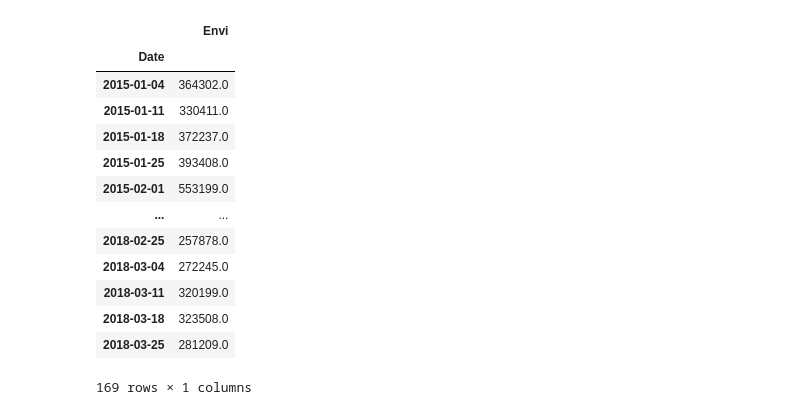
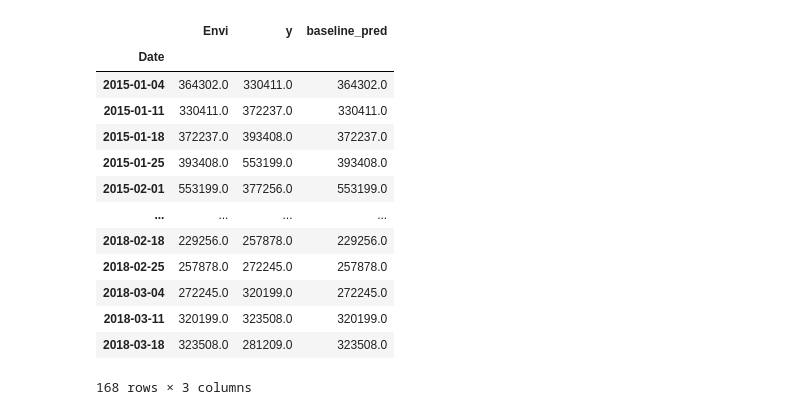
Before and after one commit to kankittikan/regression-mini-2, a Jupyter notebook: Envi-Previous.ipynb, the cells around one changed output. Saved outputs shown, nothing was run; the diff lists cells and outputs as text; code cells hidden in the pictures.

```diff
--- a/Envi-Previous.ipynb
+++ b/Envi-Previous.ipynb
@@ -4,19 +8,3 @@ import pandas as pd
 # %%
 # get Envi dataset
 df = pd.DataFrame(DatasetPrepare.getEnviDatasets())
-df = df.insert(column=)
-# %% [output]
-|  | Envi |
-| Date |  |
-| 2015-01-04 | 364302.0 |
-| 2015-01-11 | 330411.0 |
-| 2015-01-18 | 372237.0 |
-| 2015-01-25 | 393408.0 |
-| 2015-02-01 | 553199.0 |
-| ... | ... |
-| 2018-02-25 | 257878.0 |
-| 2018-03-04 | 272245.0 |
-| 2018-03-11 | 320199.0 |
-| 2018-03-18 | 323508.0 |
-| 2018-03-25 | 281209.0 |
-169 rows × 1 columns
@@ -22,0 +15,23 @@ df = df.insert(column=)
+# %%
+# add target by shift Envi column
+df['y'] = df['Envi'].shift(-1)
+df = df.drop(df.tail(1).index)
+
+# add baseline from Envi
+df['baseline_pred'] = df['Envi']
+df
+# %% [output]
+|  | Envi | y | baseline_pred |
+| Date |  |  |  |
+| 2015-01-04 | 364302.0 | 330411.0 | 364302.0 |
+| 2015-01-11 | 330411.0 | 372237.0 | 330411.0 |
+| 2015-01-18 | 372237.0 | 393408.0 | 372237.0 |
+| 2015-01-25 | 393408.0 | 553199.0 | 393408.0 |
+| 2015-02-01 | 553199.0 | 377256.0 | 553199.0 |
+| ... | ... | ... | ... |
+| 2018-02-18 | 229256.0 | 257878.0 | 229256.0 |
+| 2018-02-25 | 257878.0 | 272245.0 | 257878.0 |
+| 2018-03-04 | 272245.0 | 320199.0 | 272245.0 |
+| 2018-03-11 | 320199.0 | 323508.0 | 320199.0 |
+| 2018-03-18 | 323508.0 | 281209.0 | 323508.0 |
+168 rows × 3 columns
```
Also changed, not shown: parts of 10 cells of this notebook.
